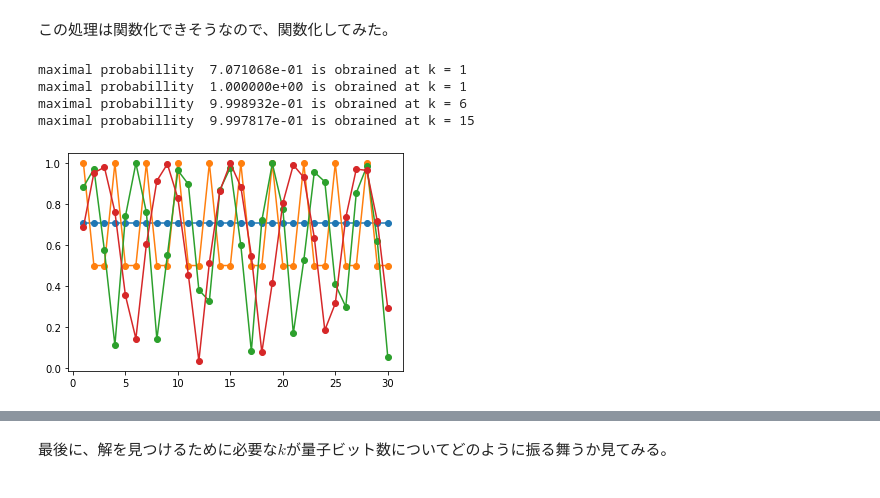
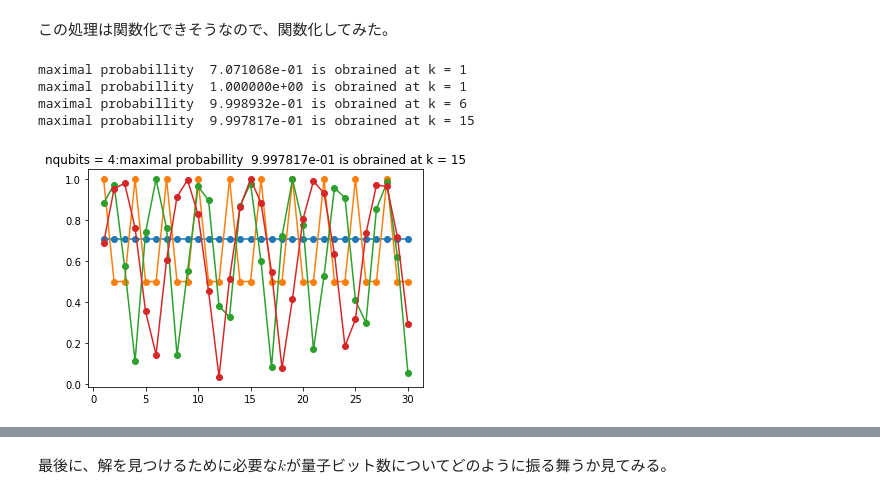
Before and after one commit to KaitoMuraoka/BasicQuantumAlgorithm, a Jupyter notebook: グローバーのアルゴリズム.ipynb, the cells around one changed output, grey strips where cells are left out. Drawn from its saved outputs; the diff is of its cells as text; code cells hidden in the pictures.

```diff
--- a/グローバーのアルゴリズム.ipynb
+++ b/グローバーのアルゴリズム.ipynb
@@ -279,32 +279,35 @@ def grover(nqubits):
 
     # グローバーのアルゴリズム
     Hadamard = make_Hadamard(nqubits)
     U_w = make_U_w(nqubits)
     U_s = make_U_s(nqubits)
 
     result = []
 
     state = QuantumState(nqubits)
     state.set_zero_state()
     Hadamard.update_quantum_state(state)
     for k in range(30):
         U_w.update_quantum_state(state)
         U_s.update_quantum_state(state)
         # show_distribution(state.nqubits)
         result.append(np.linalg.norm(inner_product(state, target_state)))
 
     max_k = np.argmax(result)
-    print(f"maximal probabillity {result[max_k]: 5e} is obrained at k = {max_k + 1}")
+    text = f"maximal probabillity {result[max_k]: 5e} is obrained at k = {max_k + 1}"
+    # print(f"maximal probabillity {result[max_k]: 5e} is obrained at k = {max_k + 1}")
+    print(text)
+    plt.title(f'nqubits = {nqubits}:' + text)
 
     plt.plot(np.arange(1, 30 + 1), result, "o-")
 
 grover(1)
 grover(2)
 grover(3)
 grover(4)
 # %% [output]
 maximal probabillity  7.071068e-01 is obrained at k = 1
 maximal probabillity  1.000000e+00 is obrained at k = 1
 maximal probabillity  9.998932e-01 is obrained at k = 6
 maximal probabillity  9.997817e-01 is obrained at k = 15
-[figure, old version]
+[figure, new version]
```
Also changed, not shown: parts of 13 cells of this notebook.
